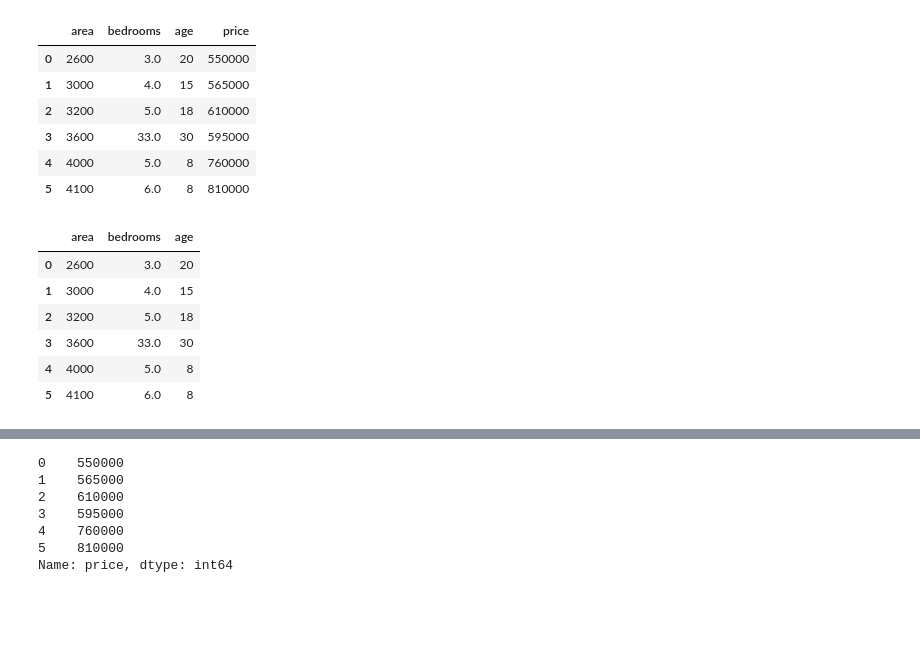
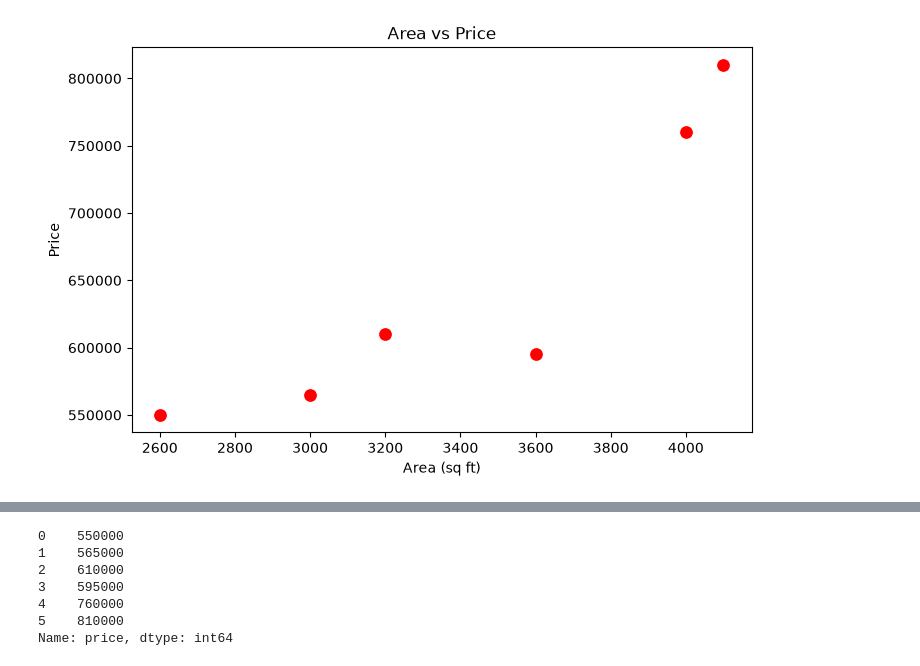
Before and after one commit to t-fahim/ML_from_zero, a Jupyter notebook: 05_Supervised_Learning_Regression/01_linear_regression.ipynb, the cells around one changed output, grey strips where cells are left out. Cells and saved outputs as stored; diff of their text form; code cells hidden in the pictures; blank space fills up the shorter version.

```diff
--- a/Supervised_Learning_Regression/Linear_regression_multiple_variable.ipynb
+++ b/05_Supervised_Learning_Regression/01_linear_regression.ipynb
@@ -22,22 +23,9 @@ df
-# %%
-df.bedrooms = df.bedrooms.fillna(df.bedrooms.median())
-df
-# %% [output]
-|  | area | bedrooms | age | price |
-| 0 | 2600 | 3.0 | 20 | 550000 |
-| 1 | 3000 | 4.0 | 15 | 565000 |
-| 2 | 3200 | 5.0 | 18 | 610000 |
-| 3 | 3600 | 33.0 | 30 | 595000 |
-| 4 | 4000 | 5.0 | 8 | 760000 |
-| 5 | 4100 | 6.0 | 8 | 810000 |
-# %%
-X = df.drop(columns=["price"])
-X
-# %% [output]
-|  | area | bedrooms | age |
-| 0 | 2600 | 3.0 | 20 |
-| 1 | 3000 | 4.0 | 15 |
-| 2 | 3200 | 5.0 | 18 |
-| 3 | 3600 | 33.0 | 30 |
-| 4 | 4000 | 5.0 | 8 |
-| 5 | 4100 | 6.0 | 8 |
+# %%
+plt.figure(figsize=(8, 5))
+sns.scatterplot(data=df, x="area", y="price", color="red", s=100)
+plt.xlabel("Area (sq ft)")
+plt.ylabel("Price")
+plt.title("Area vs Price")
+plt.show()
+# %% [output]
+[figure, added]
```
Also changed, not shown: parts of 14 cells of this notebook, 33 other files.
